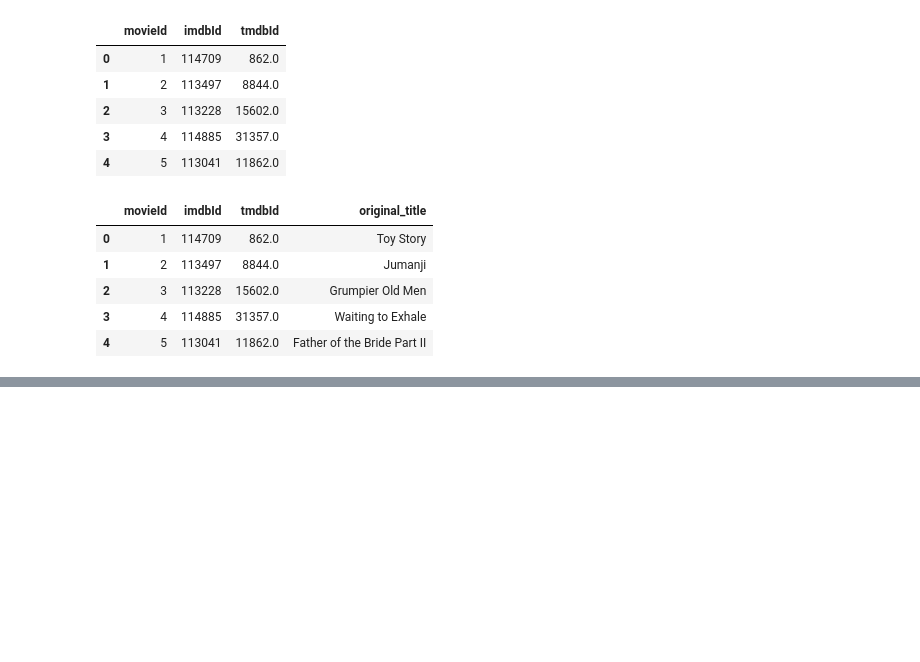
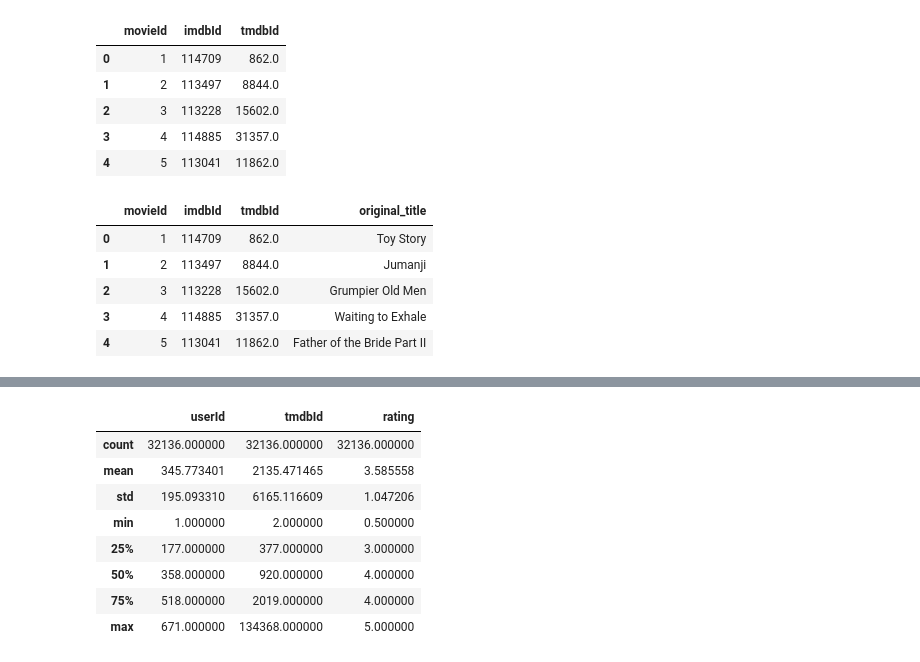
Before and after one commit to ctree1003/python, a Jupyter notebook: movie.ipynb, the cells around one changed output, grey strips where cells are left out. Drawn from its saved outputs; the diff is of its cells as text; code cells hidden in the pictures; blank space fills up the shorter version.

```diff
--- a/movie.ipynb
+++ b/movie.ipynb
@@ -491,5 +505,9 @@ data.head()
 # %%
 data = data.drop('timestamp', axis=1)
+# %%
+data = data.drop('movieId', axis=1)
+# %%
+data = data.drop('imdbId', axis=1)
 # %%
 data.shape
 # %% [output]
@@ -502,0 +524,12 @@ AttributeError: 'DataFrame' object has no attribute 'folds'
+# %%
+data.describe()
+# %% [output]
+|  | userId | tmdbId | rating |
+| count | 32136.000000 | 32136.000000 | 32136.000000 |
+| mean | 345.773401 | 2135.471465 | 3.585558 |
+| std | 195.093310 | 6165.116609 | 1.047206 |
+| min | 1.000000 | 2.000000 | 0.500000 |
+| 25% | 177.000000 | 377.000000 | 3.000000 |
+| 50% | 358.000000 | 920.000000 | 4.000000 |
+| 75% | 518.000000 | 2019.000000 | 4.000000 |
+| max | 671.000000 | 134368.000000 | 5.000000 |
```
Also changed, not shown: parts of 21 cells of this notebook.
